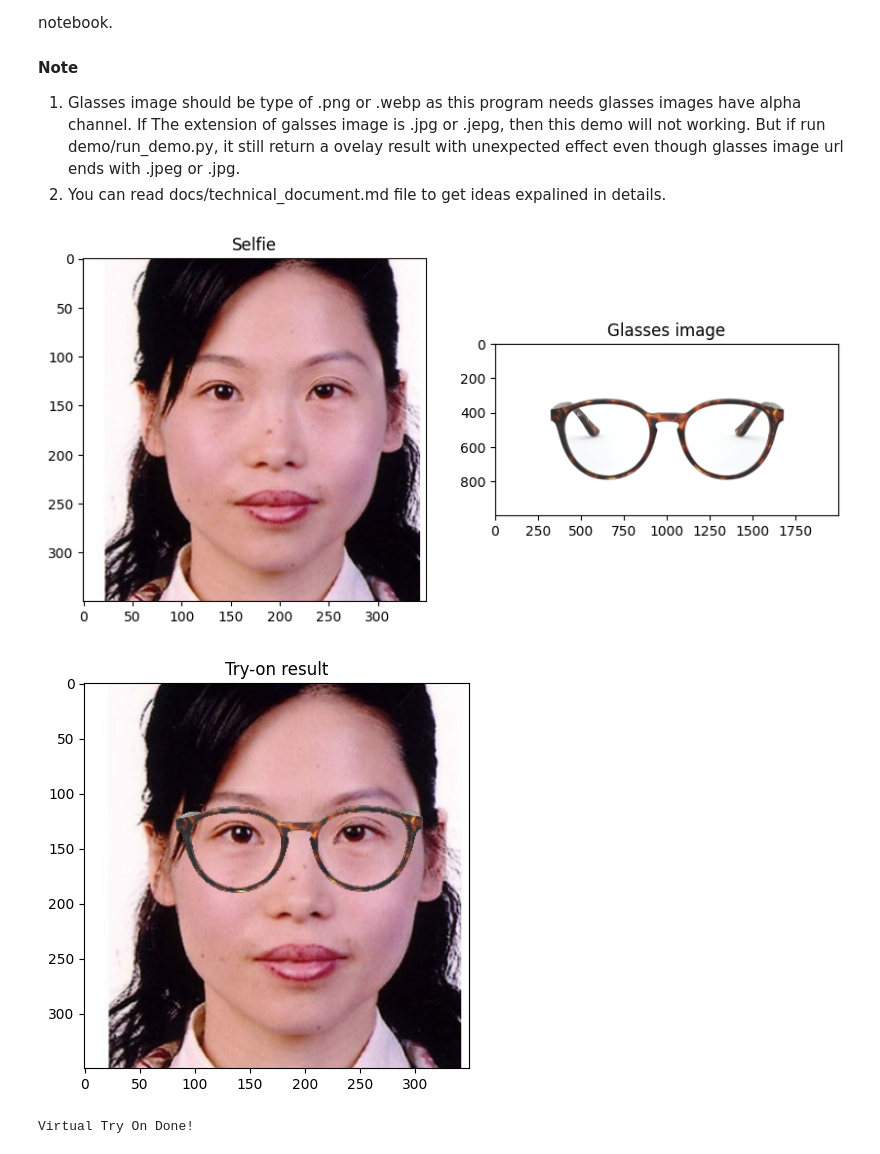
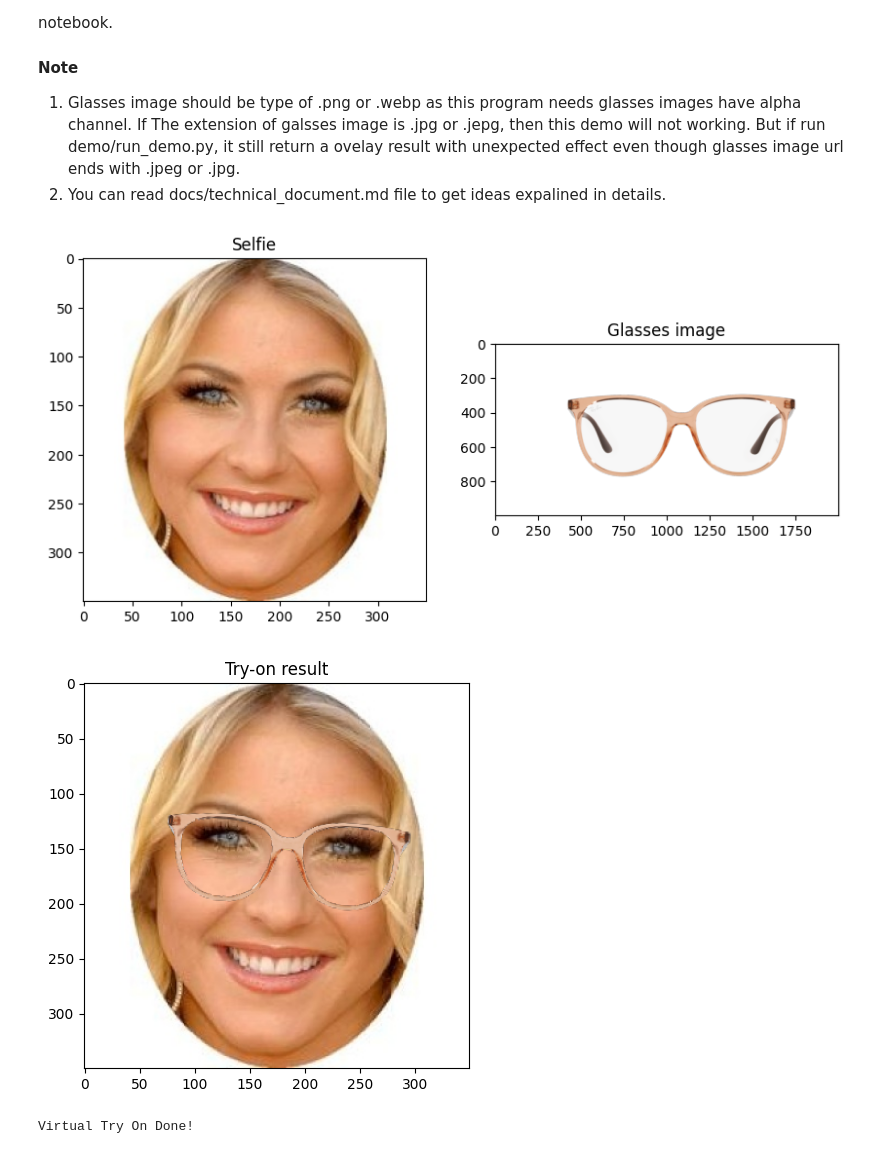
Before and after one commit to MissDinosaur/Generative-AI-Based-Virtual-Glasses-Try-On, a Jupyter notebook: demo/virtual_tryon_core.ipynb, the cells around one changed output. Cells and saved outputs as stored; diff of their text form; code cells hidden in the pictures.

```diff
--- a/demo/virtual_tryon_core.ipynb
+++ b/demo/virtual_tryon_core.ipynb
@@ -317,35 +317,35 @@ def main_tryon(selfie_path: str, glasses_url: str, gl_base_sacle_param: float =
     plt.show()
     print("Virtual Try On Done!")
 
 
 # ---------- Demo here ----------
 # Get the glasses urls from given PostgreSQL table (column: main_image)
 glasses_urls = [
     "https://optiker-bode.de/sites/default/files/2022-10/0RX4378V__8172_000A.png",
     "https://optiker-bode.de/sites/default/files/2022-10/0RX6448__3086_000A.png",
     "https://optiker-bode.de/sites/default/files/2024-04/0RX6466__2904_000A.png",
     "https://optiker-bode.de/sites/default/files/2021-07/0RX1972V__2943_000A.png",
     "https://optiker-bode.de/sites/default/files/2021-07/0RX6536__3086_000A.png",
     "https://optiker-bode.de/sites/default/files/2021-08/0RX3582V__2946_000A.png",
     "https://optiker-bode.de/sites/default/files/2021-08/0RX5380__5947_000A.png"
     #,"https://optiker-bode.de/sites/default/files/2024-05/F_4549567221023_000.jpeg"
 ]
 
 # Replace these with your selfie paths
 selfie_paths = [
   "selfies/CM200.jpg",
   "selfies/CM246.jpg",
   "selfies/CF537.jpg",
   "selfies/CF252.jpg",
   "selfies/AF108.jpg",
   "selfies/AM421.jpg",
   "selfies/CF8.jpg"
 ]
 
-selfie = "../data/selfie/AF1161.jpg" # selfie_paths[2] #
-gl_url = glasses_urls[6] # "https://optiker-bode.de/sites/default/files/2022-04/F_883901130898_000.png"
+selfie = selfie_paths[2] #"../data/selfie/AF1161.jpg" #  #
+gl_url = glasses_urls[0] # "https://optiker-bode.de/sites/default/files/2022-04/F_883901130898_000.png"
 main_tryon(selfie, gl_url)
 # %% [output]
-[figure, old version]
+[figure, new version]
-[figure, old version]
+[figure, new version]
 Virtual Try On Done!
```
Also changed, not shown: 1 other file.
